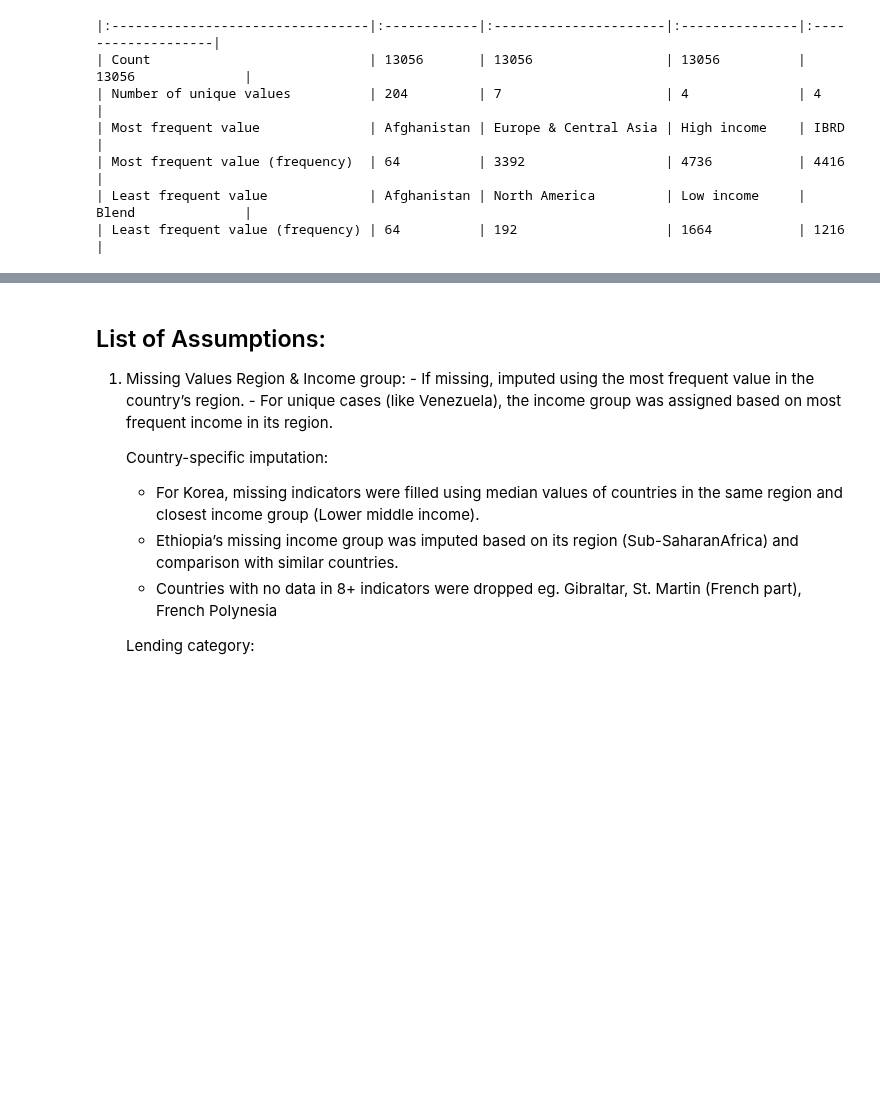
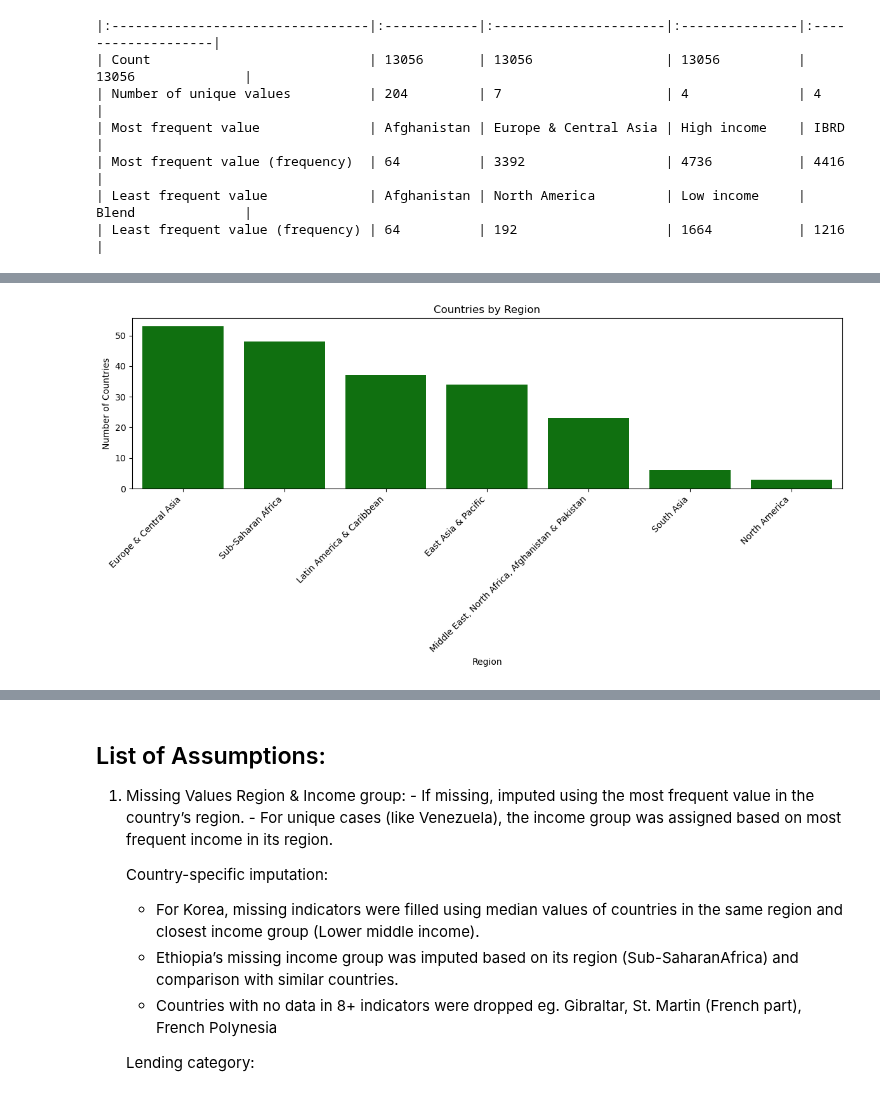
Before and after one commit to StefanFSmid/ASDA_2025_Group_3_Porfolio, a Jupyter notebook: notebooks/week_05_group_3_notebook.ipynb, the cells around one changed output, grey strips where cells are left out. Drawn from its saved outputs; the diff is of its cells as text; code cells hidden in the pictures; blank space fills up the shorter version.

```diff
--- a/notebooks/week_05_group_3_notebook.ipynb
+++ b/notebooks/week_05_group_3_notebook.ipynb
@@ -1462,0 +1482,15 @@ print(cat_summary_table.to_markdown())
+# %%
+# Count unique countries per region
+unique_country_counts_region = cleanmerged_df.groupby('region')['country'].nunique().sort_values(ascending=False)
+
+# Plot
+plt.figure(figsize=(12, 6))
+sns.barplot(x=unique_country_counts_region.index, y=unique_country_counts_region.values,color="green")
+plt.title('Countries by Region')
+plt.xlabel('Region')
+plt.ylabel('Number of Countries')
+plt.xticks(rotation=45, ha='right')
+plt.tight_layout()
+plt.show()
+# %% [output]
+[figure, added]
```
Also changed, not shown: parts of 11 cells of this notebook.
